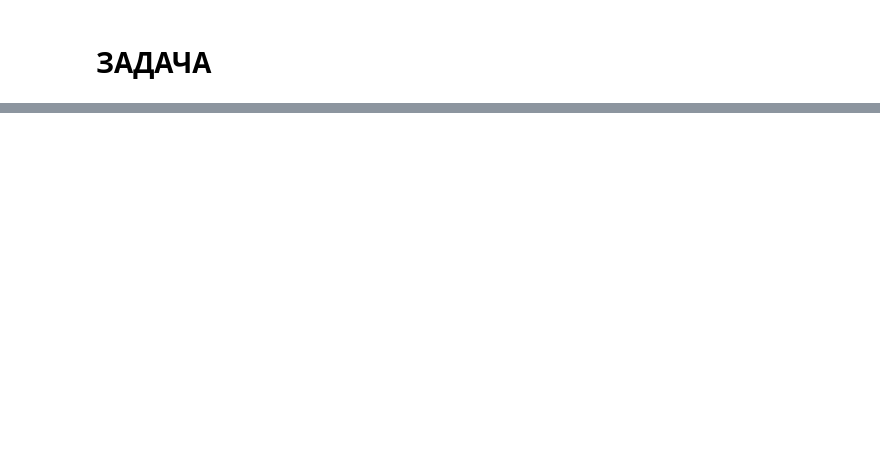
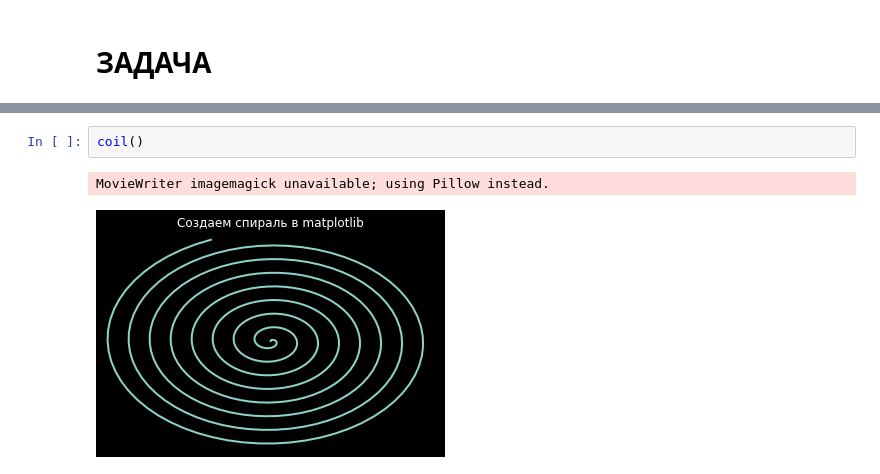
Before and after one commit to MariaKlimova/teorupr6, a Jupyter notebook: singleAxeRotation.ipynb, the cells around one changed output, grey strips where cells are left out. Saved outputs shown, nothing was run; the diff lists cells and outputs as text; blank space fills up the shorter version.

```diff
--- a/singleAxeRotation.ipynb
+++ b/singleAxeRotation.ipynb
@@ -50,0 +158,5 @@ plt.show()
+# %%
+coil()
+# %% [output]
+MovieWriter imagemagick unavailable; using Pillow instead.
+[figure, added]
```
Also changed, not shown: parts of 11 cells of this notebook, 3 other files.
